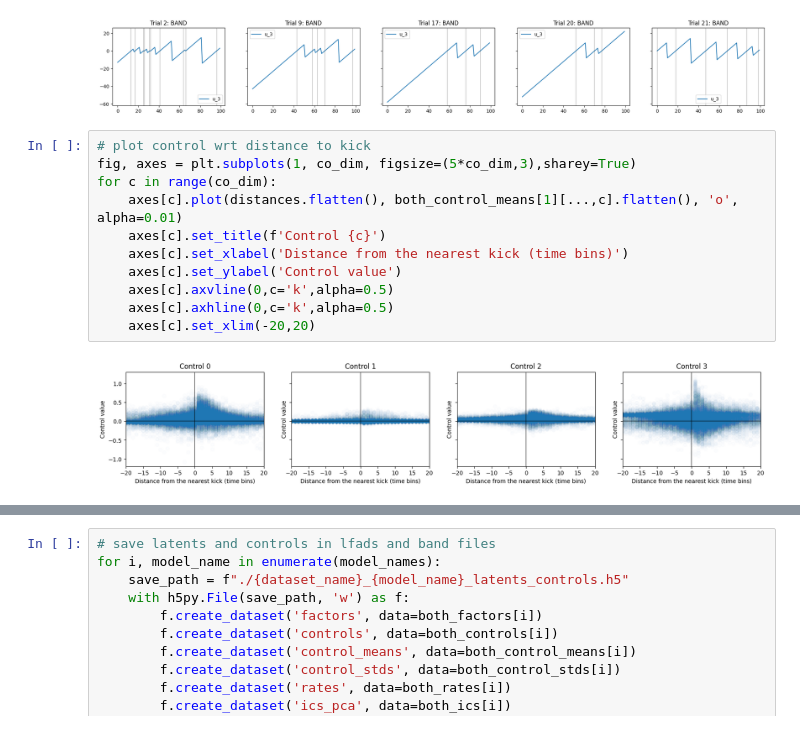
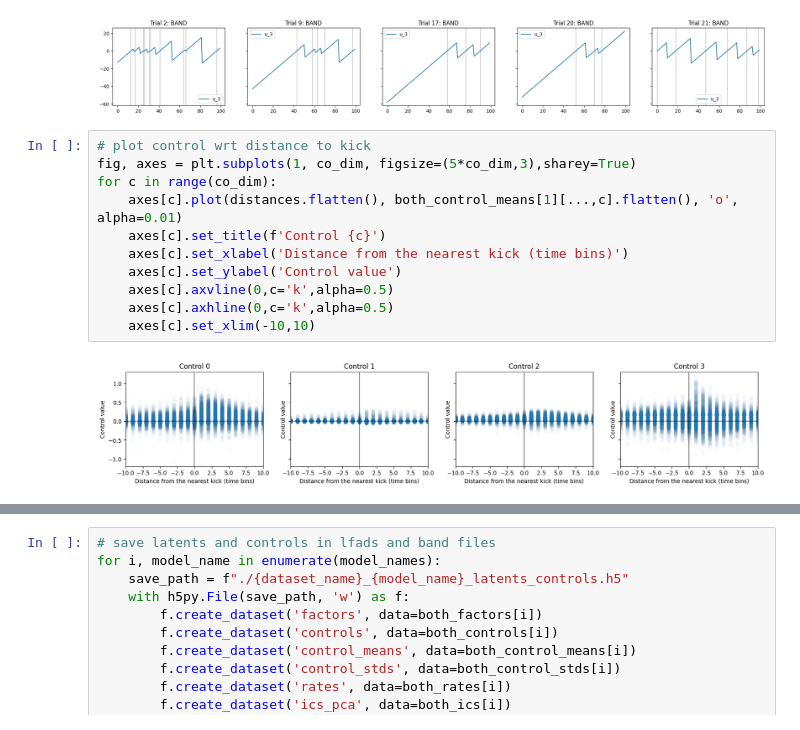
Before and after one commit to NinelK/BAND-torch, a Jupyter notebook: notebooks/post/compare_synthetic_pairs.ipynb, the cells around one changed output, grey strips where cells are left out. Cells and saved outputs as stored; diff of their text form.

```diff
--- a/notebooks/post/compare_synthetic_pairs.ipynb
+++ b/notebooks/post/compare_synthetic_pairs.ipynb
@@ -311,13 +311,13 @@ for it, t in enumerate(trials2plot):
 # %%
 # plot control wrt distance to kick
 fig, axes = plt.subplots(1, co_dim, figsize=(5*co_dim,3),sharey=True)
 for c in range(co_dim):
     axes[c].plot(distances.flatten(), both_control_means[1][...,c].flatten(), 'o', alpha=0.01)
     axes[c].set_title(f'Control {c}')
     axes[c].set_xlabel('Distance from the nearest kick (time bins)')
     axes[c].set_ylabel('Control value')
     axes[c].axvline(0,c='k',alpha=0.5)
     axes[c].axhline(0,c='k',alpha=0.5)
-    axes[c].set_xlim(-20,20)
+    axes[c].set_xlim(-10,10)
 # %% [output]
-[figure, old version]
+[figure, new version]
```
Also changed, not shown: parts of 5 cells of this notebook, 2 other files.
